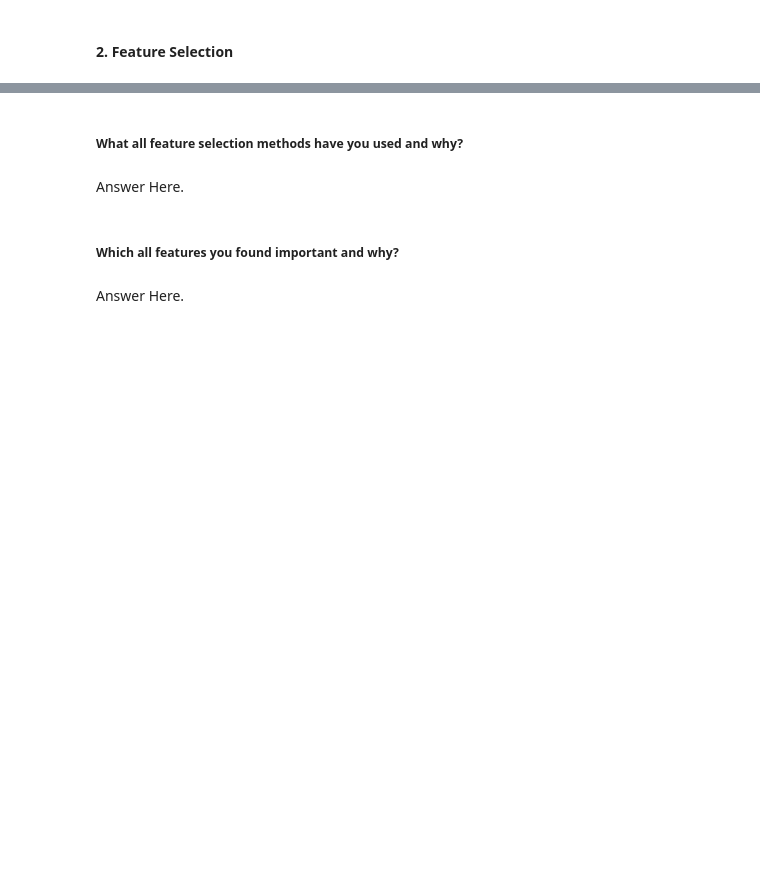
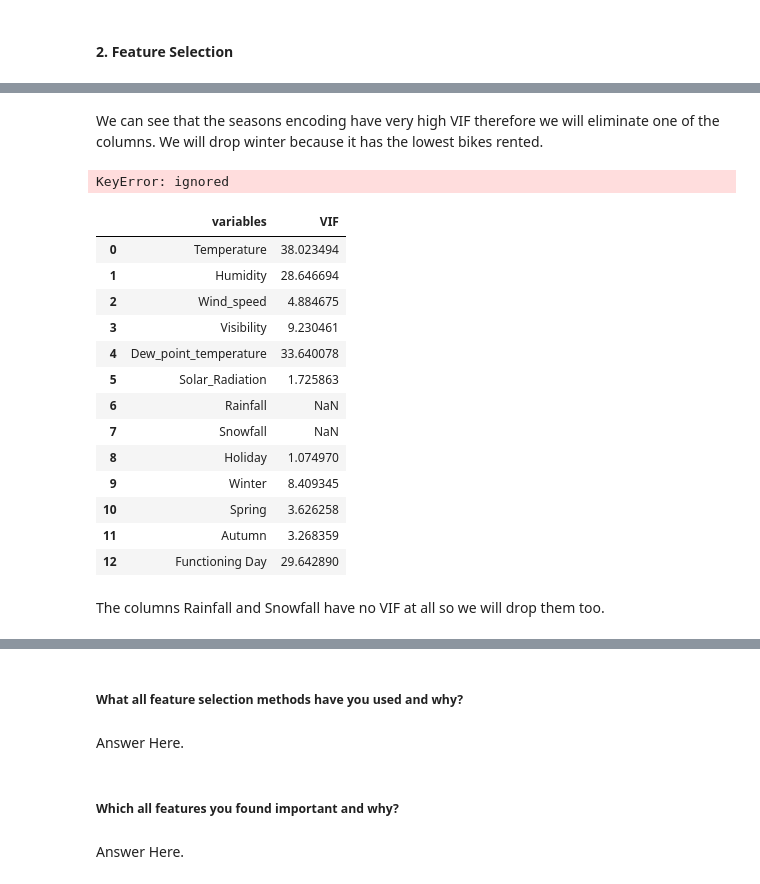
Before and after one commit to abhisheknagpure8/bike-sharing-demand-prediction, a Jupyter notebook: ML_Project_Regression_Bike_Sharing_Demand_Pred.ipynb, the cells around one changed output, grey strips where cells are left out. Cells and saved outputs as stored; diff of their text form; code cells hidden in the pictures; blank space fills up the shorter version.

```diff
--- a/ML_Project_Regression_Bike_Sharing_Demand_Pred.ipynb
+++ b/ML_Project_Regression_Bike_Sharing_Demand_Pred.ipynb
@@ -947,0 +1006,9 @@ The box plot is a useful graphical display for describing the behavior of the da
+# %%
+#Removing seasons column since we dont require it now.
+df.drop(columns=['Seasons'],axis=1,inplace=True)
+# %%
+#Encoding for Holiday column
+df['Holiday'] = np.where(df['Holiday']=='Holiday',1,0)
+
+#Encoding for Functioning day
+df['Functioning Day'] = np.where(df['Functioning_Day']=='Yes',1,0)
@@ -1016,2 +1111,12 @@ Answer Here.
 # %% [markdown]
 #### 2. Feature Selection
+# %%
+#Creating a function to calculate the variance inflation factor(VIF)
+def calc_vif(X):
+
+    # Calculating VIF
+    vif = pd.DataFrame()
+    vif["variables"] = X.columns
+    vif["VIF"] = [variance_inflation_factor(X.values, i) for i in range(X.shape[1])]
+
+    return(vif)
@@ -1017,0 +1138,25 @@ Answer Here.
+# %% [markdown]
+We can see that the seasons encoding have very high VIF therefore we will eliminate one of the columns. We will drop winter because it has the lowest bikes rented.
+# %%
+df.drop(columns=['Summer'],axis=1,inplace=True)
+# %% [output]
+KeyError: ignored
+# %%
+calc_vif(df[[i for i in df.describe().columns if i not in ['Rented_Bike_Count','Date']]])
+# %% [output]
+|  | variables | VIF |
+| 0 | Temperature | 38.023494 |
+| 1 | Humidity | 28.646694 |
+| 2 | Wind_speed | 4.884675 |
+| 3 | Visibility | 9.230461 |
+| 4 | Dew_point_temperature | 33.640078 |
+| 5 | Solar_Radiation | 1.725863 |
+| 6 | Rainfall | NaN |
+| 7 | Snowfall | NaN |
+| 8 | Holiday | 1.074970 |
+| 9 | Winter | 8.409345 |
+| 10 | Spring | 3.626258 |
+| 11 | Autumn | 3.268359 |
+| 12 | Functioning Day | 29.642890 |
+# %% [markdown]
+The columns Rainfall and Snowfall have no VIF at all so we will drop them too.
```
Also changed, not shown: parts of 35 cells of this notebook.
